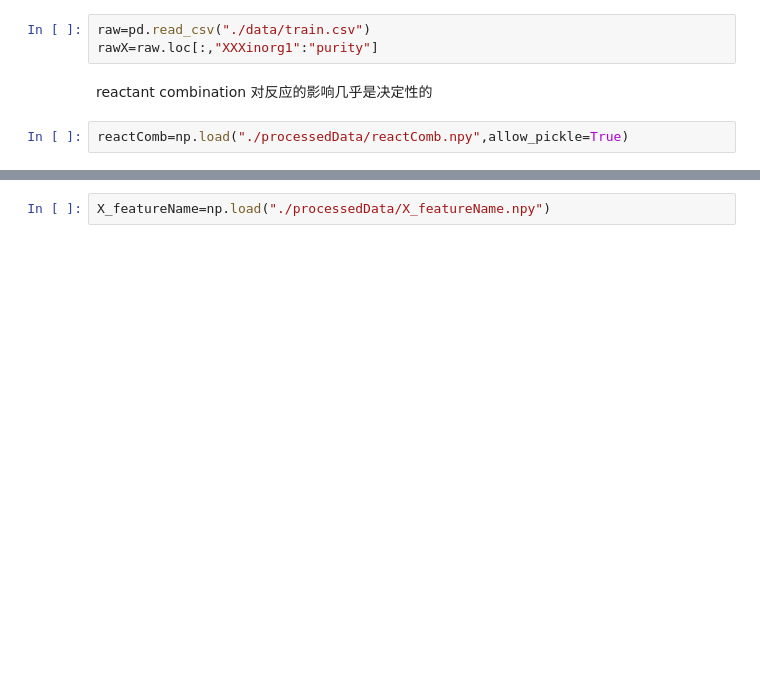
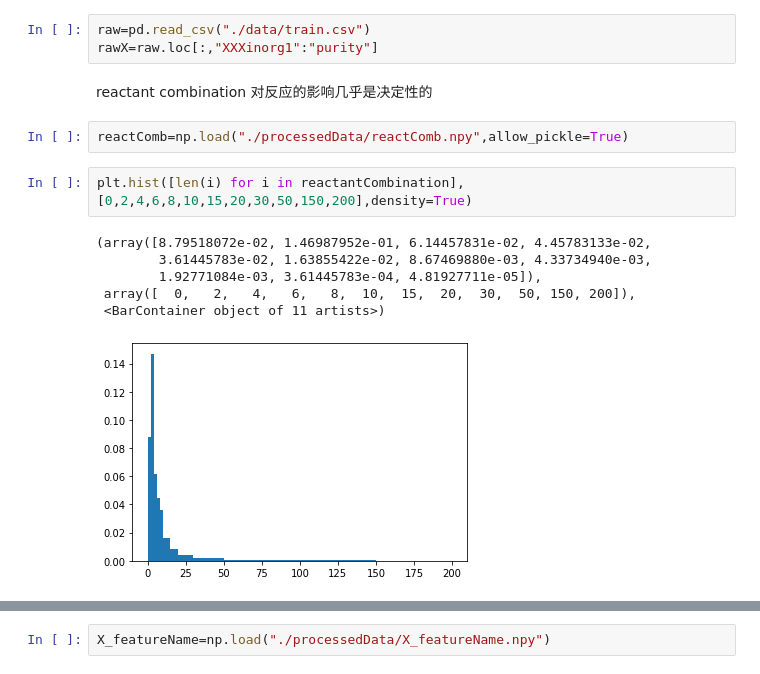
Before and after one commit to Xi-yuanWang/DarkReaction, a Jupyter notebook: detailedAnal.ipynb, the cells around one changed output, grey strips where cells are left out. Drawn from its saved outputs; the diff is of its cells as text; blank space fills up the shorter version.

```diff
--- a/detailedAnal.ipynb
+++ b/detailedAnal.ipynb
@@ -36,3 +39,12 @@ rawX=raw.loc[:,"XXXinorg1":"purity"]
 reactant combination 对反应的影响几乎是决定性的
 # %%
 reactComb=np.load("./processedData/reactComb.npy",allow_pickle=True)
+# %%
+plt.hist([len(i) for i in reactantCombination],[0,2,4,6,8,10,15,20,30,50,150,200],density=True)
+# %% [output]
+(array([8.79518072e-02, 1.46987952e-01, 6.14457831e-02, 4.45783133e-02,
+        3.61445783e-02, 1.63855422e-02, 8.67469880e-03, 4.33734940e-03,
+        1.92771084e-03, 3.61445783e-04, 4.81927711e-05]),
+ array([  0,   2,   4,   6,   8,  10,  15,  20,  30,  50, 150, 200]),
+ <BarContainer object of 11 artists>)
+[figure, added]
```
Also changed, not shown: parts of 23 cells of this notebook, 8 other files.
